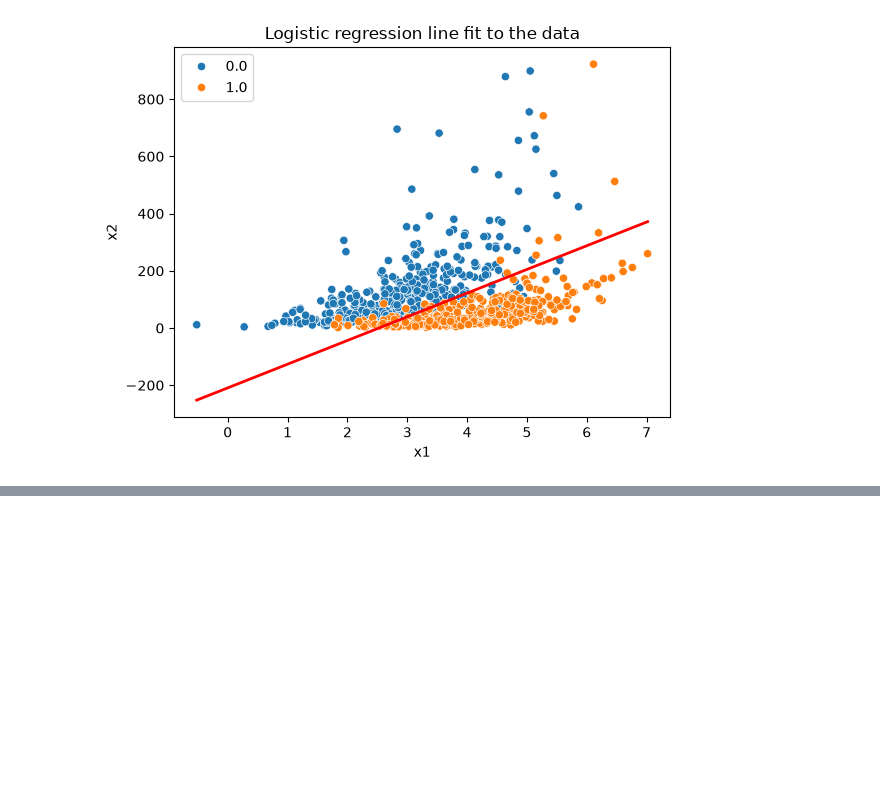
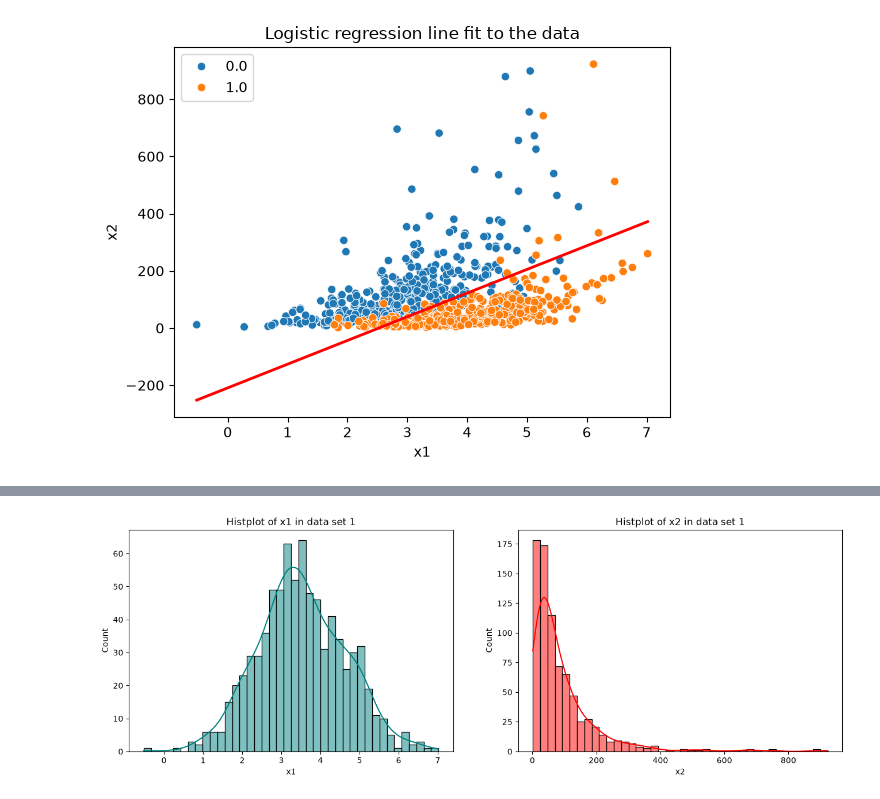
Before and after one commit to BartekWi/cs229, a Jupyter notebook: problem_set_1/ps1_1.ipynb, the cells around one changed output, grey strips where cells are left out. Saved outputs shown, nothing was run; the diff lists cells and outputs as text; code cells hidden in the pictures; blank space fills up the shorter version.

```diff
--- a/problem_set_1/ps1_1.ipynb
+++ b/problem_set_1/ps1_1.ipynb
@@ -86,0 +236,11 @@ plt.show()
+# %%
+fig, axs = plt.subplots(1,2,figsize=(16,5))
+axs[0].set_title("Histplot of x1 in data set 1")
+axs[0].set_xlabel("x1")
+axs[1].set_title("Histplot of x2 in data set 1")
+axs[1].set_xlabel("x2")
+sns.histplot(x_train[:,1], kde=True, bins=40, color="teal",ax=axs[0])
+sns.histplot(x_train[:,2], kde=True, bins=40, color="red",ax=axs[1])
+plt.show()
+# %% [output]
+[figure, added]
```
Also changed, not shown: parts of 18 cells of this notebook.
